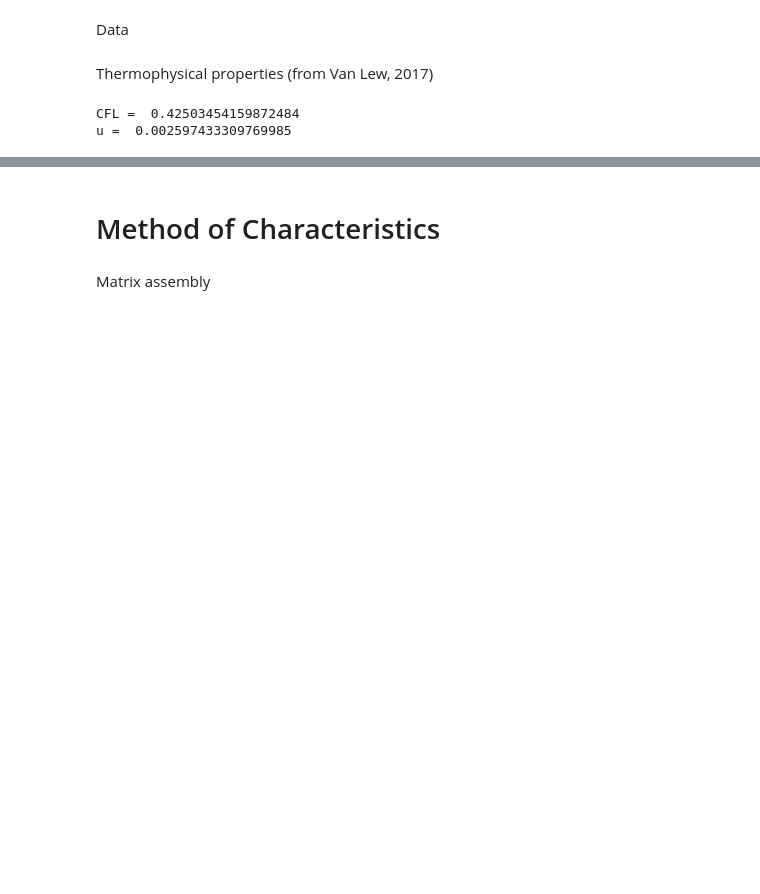
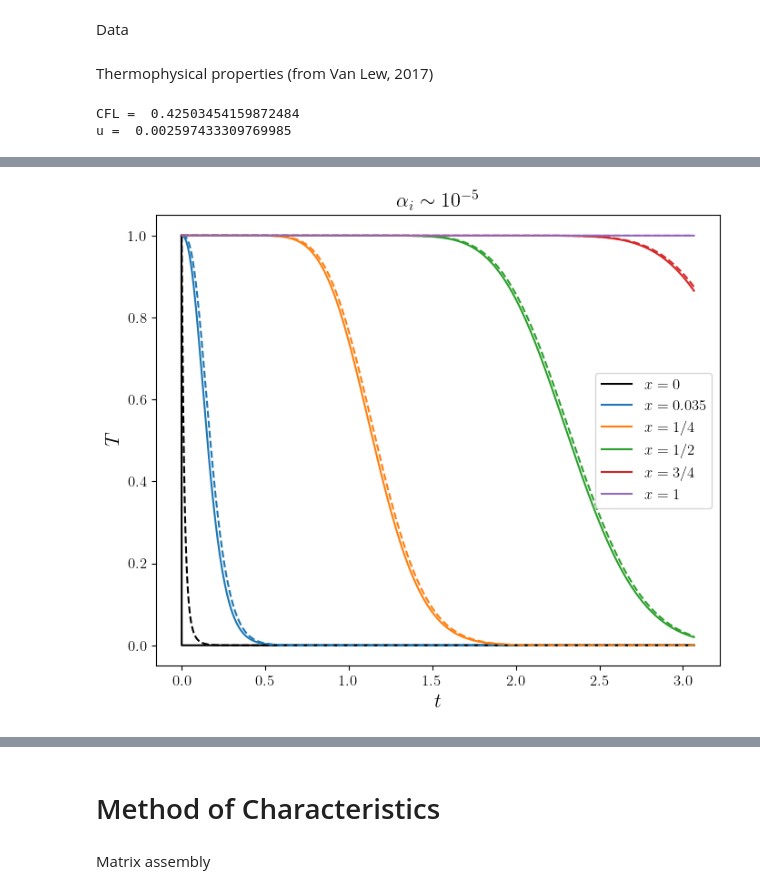
Before and after one commit to riemannsBeard/HeatTransfer_characteristics, a Jupyter notebook: Characteristics.ipynb, the cells around one changed output, grey strips where cells are left out. Saved outputs shown, nothing was run; the diff lists cells and outputs as text; code cells hidden in the pictures; blank space fills up the shorter version.

```diff
--- a/Characteristics.ipynb
+++ b/Characteristics.ipynb
@@ -225,0 +237,22 @@ plt.show()
+# %%
+fig, ax = plt.subplots(figsize=(8,8))
+plt.plot(t*u/H, thetaf[0,:], 'k', t*u/H, thetaf[10,:], t*u/H, thetaf[int(1*len(x)/4),:],
+         t*u/H, thetaf[int(2*len(x)/4),:], t*u/H, thetaf[int(3*len(x)/4),:], t*u/H, thetaf[-1,:])
+
+plt.gca().set_prop_cycle(None)
+
+plt.plot(t*u/H, thetas[0,:], 'k--', t*u/H, thetas[10,:], '--', t*u/H, thetas[int(1*len(x)/4),:], '--',
+         t*u/H, thetas[int(2*len(x)/4),:], '--', t*u/H, thetas[int(3*len(x)/4),:], '--', t*u/H, thetas[-1,:], '--')
+
+plt.legend([r'$x = 0$', r'$x = 0.035$', r'$x = 1/4$', r'$x = 1/2$', r'$x = 3/4$', r'$x = 1$'])
+ax.set_box_aspect(0.8)
+ax.set_xlabel(r'$t$', fontsize=16)
+ax.set_ylabel(r'$T$', fontsize=16)
+# ax.set_ylim([-0.3,0.1])
+
+plt.title(r'$\alpha_i \sim 10^{-5}$', fontsize=16)
+
+fig.savefig('DNS_profiles.pdf', bbox_inches='tight')
+plt.show()
+# %% [output]
+[figure, added]
```
Also changed, not shown: parts of 28 cells of this notebook, 6 other files.
